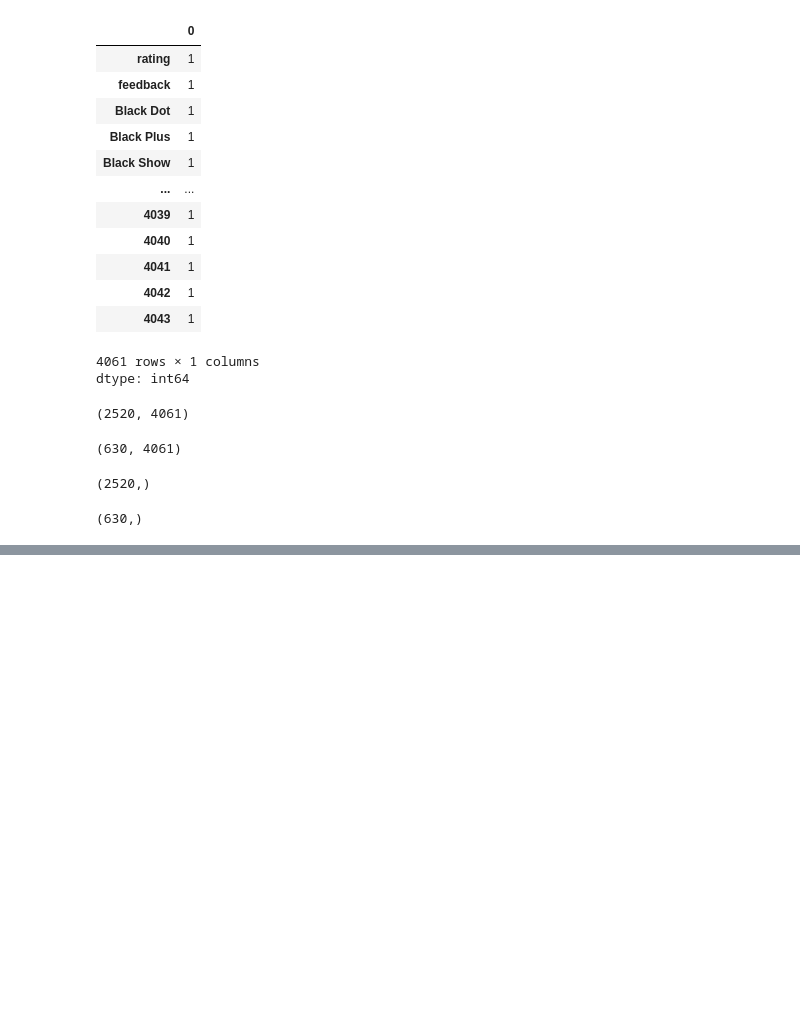
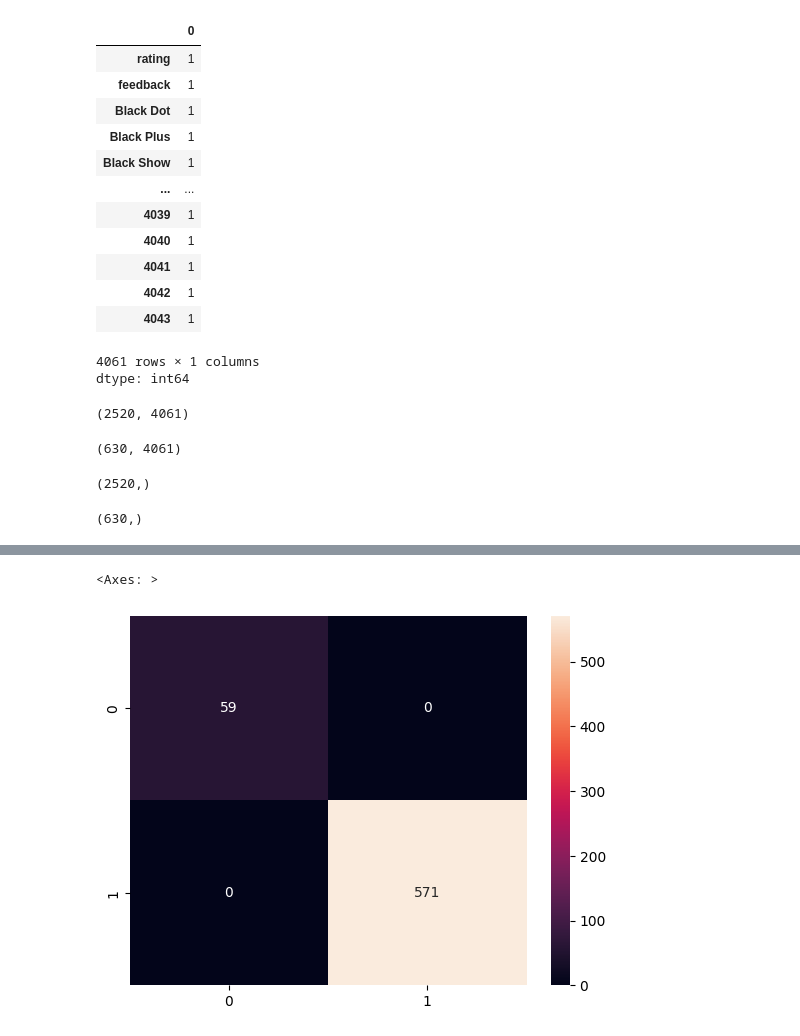
Before and after one commit to malavika-aiml/MLPROJECT, a Jupyter notebook: Decision_Trees.ipynb, the cells around one changed output, grey strips where cells are left out. Cells and saved outputs as stored; diff of their text form; code cells hidden in the pictures; blank space fills up the shorter version.

```diff
--- a/Decision_Trees.ipynb
+++ b/Decision_Trees.ipynb
@@ -272,0 +282,5 @@ print(classification_report(y_test,y_predict))
+# %%
+sns.heatmap(cm,annot=True,fmt="d")
+# %% [output]
+<Axes: >
+[figure, added]
```
Also changed, not shown: parts of 4 cells of this notebook.
